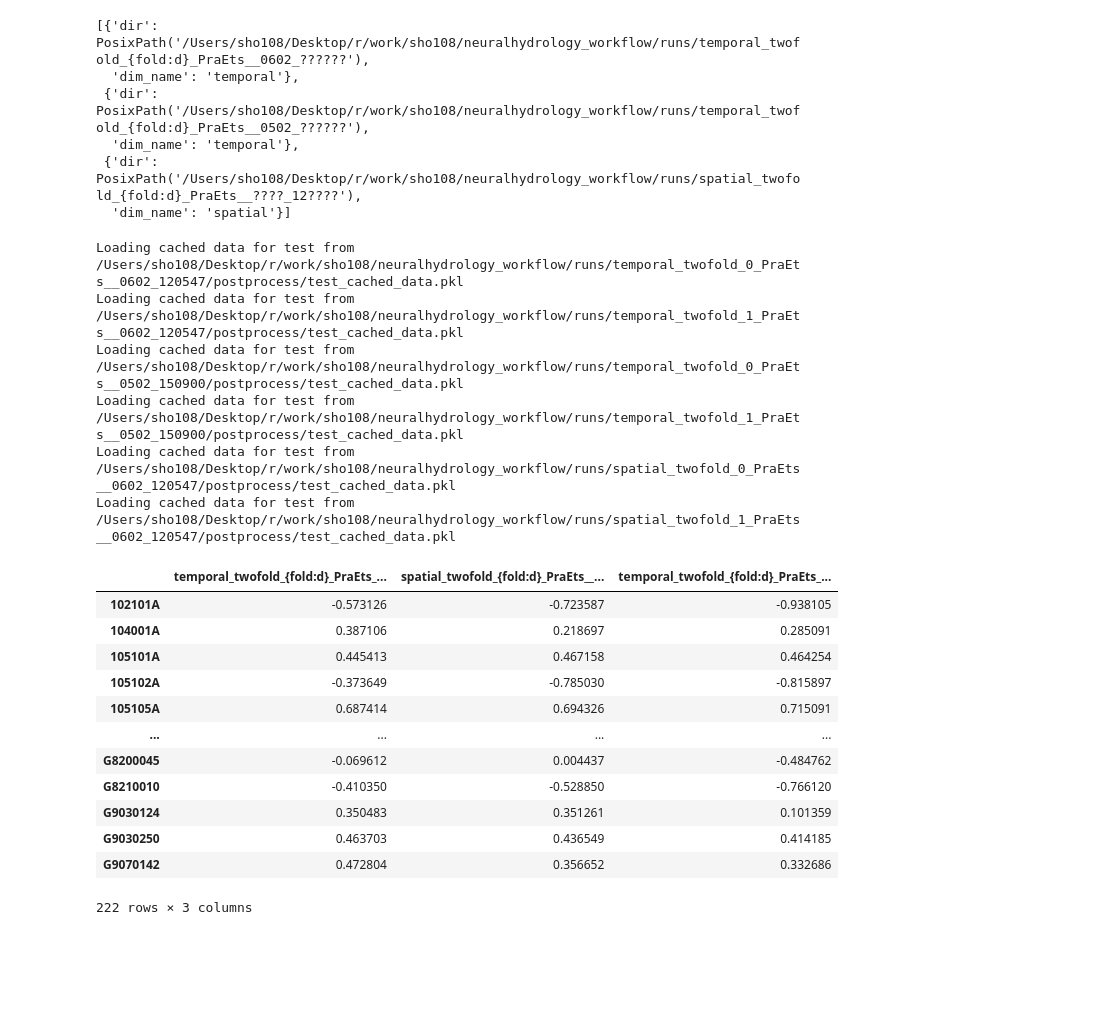
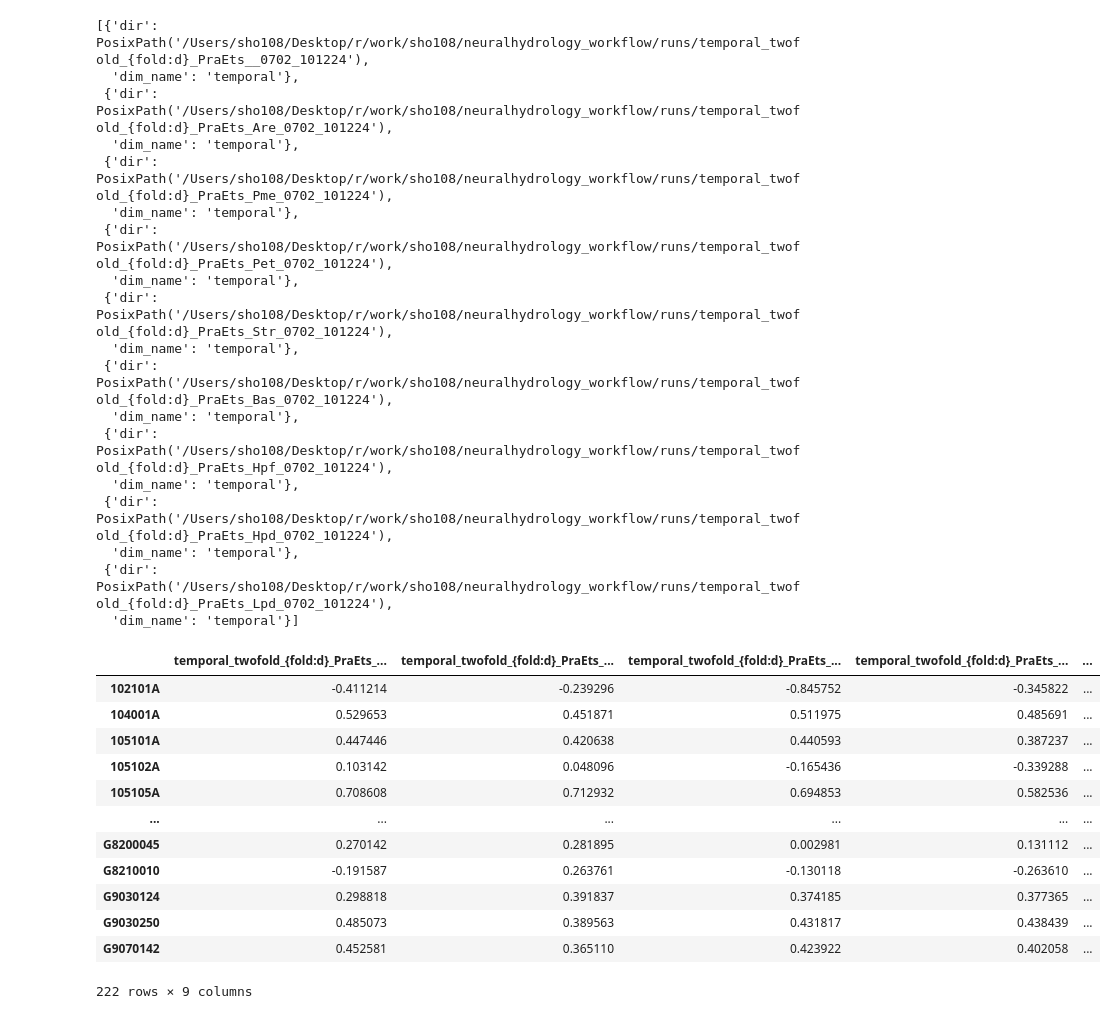
Before and after one commit to ashkanshokri/neuralhydrology, a Jupyter notebook: workflows/camelaus_lstm/008_compare_runs.ipynb, the cells around one changed output. Cells and saved outputs as stored; diff of their text form; code cells hidden in the pictures; blank space fills up the shorter version.

```diff
--- a/workflows/camelaus_lstm/008_compare_runs.ipynb
+++ b/workflows/camelaus_lstm/008_compare_runs.ipynb
@@ -31,7 +30,7 @@ static_attributes = [
     # 'Pse',  # Precipitation Seasonality Index
 ]
 
-static_attributes = ['']
+#static_attributes = ['']
 
 dynamic_predictors = ['Pra',
               'PraEts',
@@ -40,27 +39,35 @@ dynamic_predictors = ['Pra',
               'PrsEas',
               ]
 
+dynamic_predictors = ['PraEts',
+              ]
+
 run_list = [
-    {'dir': base_path/('temporal_twofold_{fold:d}'+f'_PraEts_{sa}_0602_??????'), 'dim_name':'temporal'} for sa in static_attributes
-]
-
-run_list += [
-    {'dir': base_path/('temporal_twofold_{fold:d}'+f'_PraEts_{sa}_0502_??????'), 'dim_name':'temporal'} for sa in static_attributes
-]
-
-run_list += [
-    {'dir': base_path/('spatial_twofold_{fold:d}'+f'_PraEts_{sa}_????_12????'), 'dim_name':'spatial'} for sa in static_attributes
+    {'dir': base_path/('temporal_twofold_{fold:d}'+f'_PraEts_{sa}_0702_101224'), 'dim_name':'temporal'} for sa in static_attributes
 ]
 
 
+
 run_list
 # %% [output]
-[{'dir': PosixPath('/Users/sho108/Desktop/r/work/sho108/neuralhydrology_workflow/runs/temporal_twofold_{fold:d}_PraEts__0602_??????'),
+[{'dir': PosixPath('/Users/sho108/Desktop/r/work/sho108/neuralhydrology_workflow/runs/temporal_twofold_{fold:d}_PraEts__0702_101224'),
   'dim_name': 'temporal'},
- {'dir': PosixPath('/Users/sho108/Desktop/r/work/sho108/neuralhydrology_workflow/runs/temporal_twofold_{fold:d}_PraEts__0502_??????'),
+ {'dir': PosixPath('/Users/sho108/Desktop/r/work/sho108/neuralhydrology_workflow/runs/temporal_twofold_{fold:d}_PraEts_Are_0702_101224'),
   'dim_name': 'temporal'},
- {'dir': PosixPath('/Users/sho108/Desktop/r/work/sho108/neuralhydrology_workflow/runs/spatial_twofold_{fold:d}_PraEts__????_12????'),
-  'dim_name': 'spatial'}]
+ {'dir': PosixPath('/Users/sho108/Desktop/r/work/sho108/neuralhydrology_workflow/runs/temporal_twofold_{fold:d}_PraEts_Pme_0702_101224'),
+  'dim_name': 'temporal'},
+ {'dir': PosixPath('/Users/sho108/Desktop/r/work/sho108/neuralhydrology_workflow/runs/temporal_twofold_{fold:d}_PraEts_Pet_0702_101224'),
+  'dim_name': 'temporal'},
+ {'dir': PosixPath('/Users/sho108/Desktop/r/work/sho108/neuralhydrology_workflow/runs/temporal_twofold_{fold:d}_PraEts_Str_0702_101224'),
+  'dim_name': 'temporal'},
+ {'dir': PosixPath('/Users/sho108/Desktop/r/work/sho108/neuralhydrology_workflow/runs/temporal_twofold_{fold:d}_PraEts_Bas_0702_101224'),
+  'dim_name': 'temporal'},
+ {'dir': PosixPath('/Users/sho108/Desktop/r/work/sho108/neuralhydrology_workflow/runs/temporal_twofold_{fold:d}_PraEts_Hpf_0702_101224'),
+  'dim_name': 'temporal'},
+ {'dir': PosixPath('/Users/sho108/Desktop/r/work/sho108/neuralhydrology_workflow/runs/temporal_twofold_{fold:d}_PraEts_Hpd_0702_101224'),
+  'dim_name': 'temporal'},
+ {'dir': PosixPath('/Users/sho108/Desktop/r/work/sho108/neuralhydrology_workflow/runs/temporal_twofold_{fold:d}_PraEts_Lpd_0702_101224'),
+  'dim_name': 'temporal'}]
 # %%
 from pathlib import Path
 from glob import glob
@@ -108,45 +115,39 @@ def get_unique_dir(s: str) -> Path:
 # %%
 import pickle
 metric_df_list = []
 for run in run_list:
     results = {}
     for fold in (0, 1):
         run_dir = get_unique_dir(str(run['dir']).format(fold=fold))
 
-        #results[fold] = cached_eval_run(run_dir=run_dir, period='test')
-        run= _get_results_file(run_dir)
-        results[fold] = pickle.load(open(run, 'rb'))
+
+        result_dir= _get_results_file(run_dir)
+        results[fold] = pickle.load(open(result_dir, 'rb'))
 
 
         df = combine_folds(results, dim_name=run['dim_name'])
         sim, obs = create_pivot_tables(df)
         metric_df = calculate_metric(sim, obs, metrics.nse, name=run['dir'].name)
     metric_df_list.append(metric_df)
 
 all_metrics_df = pd.concat(metric_df_list, axis=1)
 
 # sort them based on the means:
 all_metrics_df[all_metrics_df.mean().sort_values(ascending=False).keys()]
 # %% [output]
+|  | temporal_twofold_{fold:d}_PraEts_... | temporal_twofold_{fold:d}_PraEts_... | temporal_twofold_{fold:d}_PraEts_... | temporal_twofold_{fold:d}_PraEts_... | ... |
+| 102101A | -0.411214 | -0.239296 | -0.845752 | -0.345822 | ... |
+| 104001A | 0.529653 | 0.451871 | 0.511975 | 0.485691 | ... |
+| 105101A | 0.447446 | 0.420638 | 0.440593 | 0.387237 | ... |
+| 105102A | 0.103142 | 0.048096 | -0.165436 | -0.339288 | ... |
+| 105105A | 0.708608 | 0.712932 | 0.694853 | 0.582536 | ... |
+| ... | ... | ... | ... | ... | ... |
+| G8200045 | 0.270142 | 0.281895 | 0.002981 | 0.131112 | ... |
+| G8210010 | -0.191587 | 0.263761 | -0.130118 | -0.263610 | ... |
+| G9030124 | 0.298818 | 0.391837 | 0.374185 | 0.377365 | ... |
+| G9030250 | 0.485073 | 0.389563 | 0.431817 | 0.438439 | ... |
+| G9070142 | 0.452581 | 0.365110 | 0.423922 | 0.402058 | ... |
-Loading cached data for test from /Users/sho108/Desktop/r/work/sho108/neuralhydrology_workflow/runs/temporal_twofold_0_PraEts__0602_120547/postprocess/test_cached_data.pkl
-Loading cached data for test from /Users/sho108/Desktop/r/work/sho108/neuralhydrology_workflow/runs/temporal_twofold_1_PraEts__0602_120547/postprocess/test_cached_data.pkl
-Loading cached data for test from /Users/sho108/Desktop/r/work/sho108/neuralhydrology_workflow/runs/temporal_twofold_0_PraEts__0502_150900/postprocess/test_cached_data.pkl
-Loading cached data for test from /Users/sho108/Desktop/r/work/sho108/neuralhydrology_workflow/runs/temporal_twofold_1_PraEts__0502_150900/postprocess/test_cached_data.pkl
-Loading cached data for test from /Users/sho108/Desktop/r/work/sho108/neuralhydrology_workflow/runs/spatial_twofold_0_PraEts__0602_120547/postprocess/test_cached_data.pkl
-Loading cached data for test from /Users/sho108/Desktop/r/work/sho108/neuralhydrology_workflow/runs/spatial_twofold_1_PraEts__0602_120547/postprocess/test_cached_data.pkl
+222 rows × 9 columns
-|  | temporal_twofold_{fold:d}_PraEts_... | spatial_twofold_{fold:d}_PraEts__... | temporal_twofold_{fold:d}_PraEts_... |
-| 102101A | -0.573126 | -0.723587 | -0.938105 |
-| 104001A | 0.387106 | 0.218697 | 0.285091 |
-| 105101A | 0.445413 | 0.467158 | 0.464254 |
-| 105102A | -0.373649 | -0.785030 | -0.815897 |
-| 105105A | 0.687414 | 0.694326 | 0.715091 |
-| ... | ... | ... | ... |
-| G8200045 | -0.069612 | 0.004437 | -0.484762 |
-| G8210010 | -0.410350 | -0.528850 | -0.766120 |
-| G9030124 | 0.350483 | 0.351261 | 0.101359 |
-| G9030250 | 0.463703 | 0.436549 | 0.414185 |
-| G9070142 | 0.472804 | 0.356652 | 0.332686 |
-222 rows × 3 columns
 # %%
 # Load attribute data
 attr_df = pd.read_csv('/Users/sho108/Desktop/z/Data/CAMELS_AUS/CAMELS_AUS_Attributes&Indices_MasterTable.csv', index_col=0)
```
Also changed, not shown: parts of 3 cells of this notebook, 17 other files.
